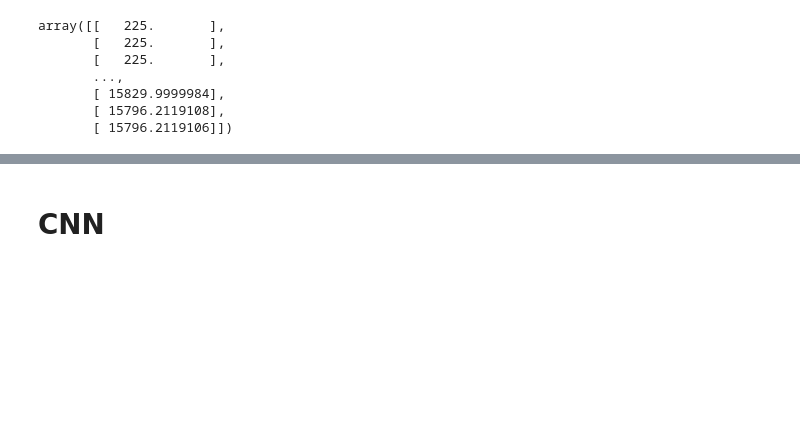
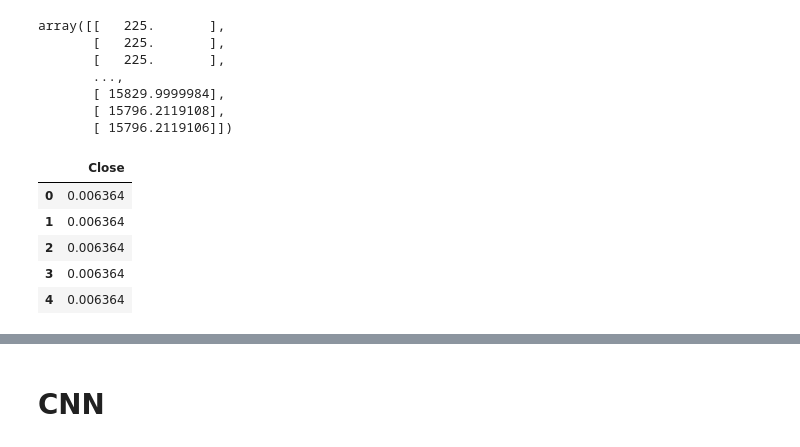
Before and after one commit to yasolix/cinevis, a Jupyter notebook: deep_examples/predicting cryptocurrency.ipynb, the cells around one changed output, grey strips where cells are left out. Saved outputs shown, nothing was run; the diff lists cells and outputs as text; code cells hidden in the pictures; blank space fills up the shorter version.

```diff
--- a/deep_examples/predicting cryptocurrency.ipynb
+++ b/deep_examples/predicting cryptocurrency.ipynb
@@ -100,0 +126,9 @@ array([[   225.       ],
+# %%
+df.head()
+# %% [output]
+|  | Close |
+| 0 | 0.006364 |
+| 1 | 0.006364 |
+| 2 | 0.006364 |
+| 3 | 0.006364 |
+| 4 | 0.006364 |
```
Also changed, not shown: parts of 10 cells of this notebook, 2 other files.
